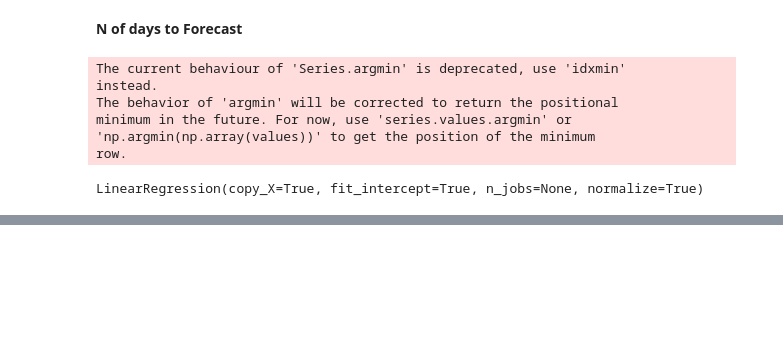
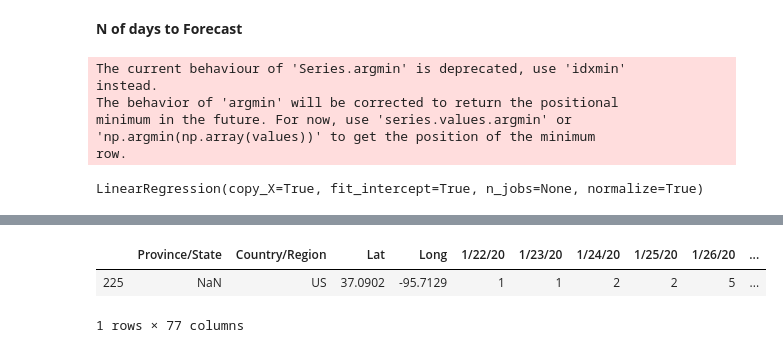
Before and after one commit to darkmajere/COVID-19, a Jupyter notebook: track_corona.ipynb, the cells around one changed output, grey strips where cells are left out. Saved outputs shown, nothing was run; the diff lists cells and outputs as text; code cells hidden in the pictures; blank space fills up the shorter version.

```diff
--- a/track_corona.ipynb
+++ b/track_corona.ipynb
@@ -281,0 +288,6 @@ Model-2 MAPE:22.460 %
+# %%
+usa
+# %% [output]
+|  | Province/State | Country/Region | Lat | Long | 1/22/20 | 1/23/20 | 1/24/20 | 1/25/20 | 1/26/20 | ... |
+| 225 | NaN | US | 37.0902 | -95.7129 | 1 | 1 | 2 | 2 | 5 | ... |
+1 rows × 77 columns
```
Also changed, not shown: parts of 16 cells of this notebook.
